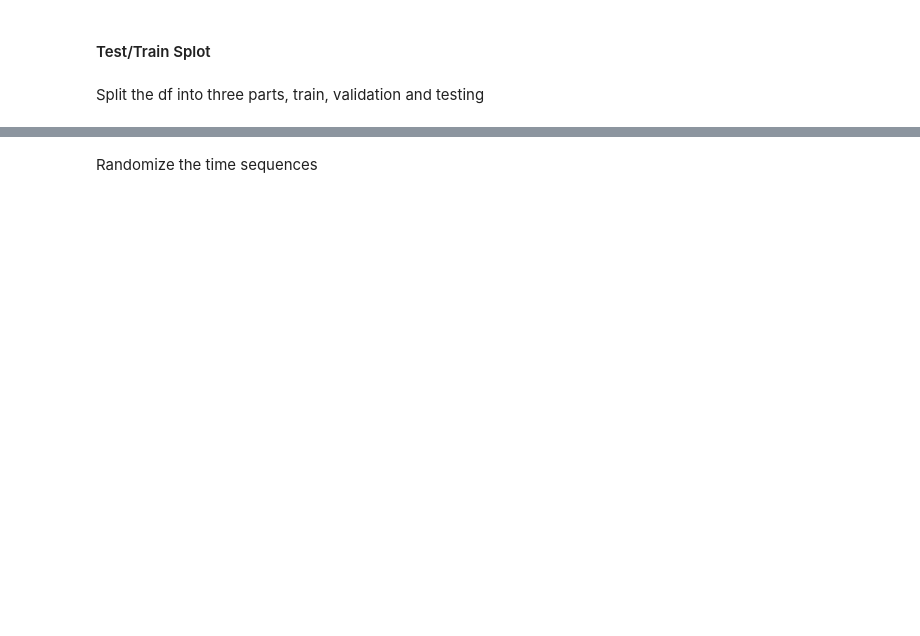
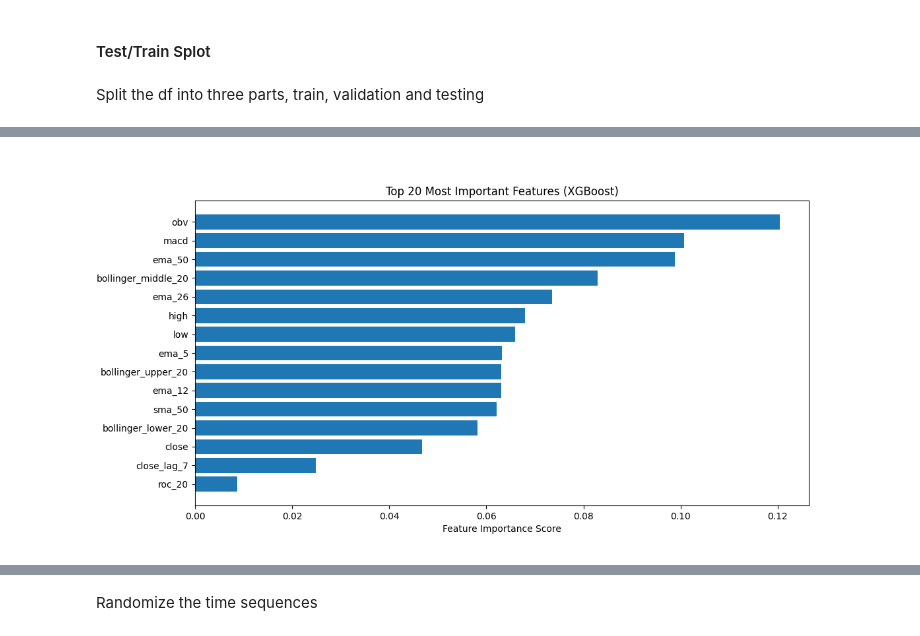
Before and after one commit to eycewind/binbot, a Jupyter notebook: linear-ema-long-short.ipynb, the cells around one changed output, grey strips where cells are left out. Cells and saved outputs as stored; diff of their text form; code cells hidden in the pictures; blank space fills up the shorter version.

```diff
--- a/linear-ema-long-short.ipynb
+++ b/linear-ema-long-short.ipynb
@@ -258 +268,35 @@ target
 Name: proportion, dtype: float64
+# %%
+import xgboost as xgb
+# Initialize XGBoost classifier
+xgb_model = xgb.XGBClassifier(
+    objective="binary:logistic",
+    n_estimators=100,
+    max_depth=5,
+    learning_rate=0.05,
+    random_state=42
+)
+
+# Train model if target column exists
+if y is not None:
+    xgb_model.fit(X, y)
+
+    # Get feature importance scores
+    feature_importances = xgb_model.feature_importances_
+# %%
+# Create DataFrame for visualization
+importance_df = pd.DataFrame({
+    "Feature": X.columns,
+    "Importance": feature_importances
+}).sort_values(by="Importance", ascending=False)
+
+# Plot feature importance
+plt.figure(figsize=(12, 6))
+plt.barh(importance_df["Feature"][:20], importance_df["Importance"][:20])
+plt.xlabel("Feature Importance Score")
+plt.ylabel("Features")
+plt.title("Top 20 Most Important Features (XGBoost)")
+plt.gca().invert_yaxis()  # Invert y-axis for readability
+plt.show()
+# %% [output]
+[figure, added]
```
Also changed, not shown: parts of 19 cells of this notebook, 3 other files.
